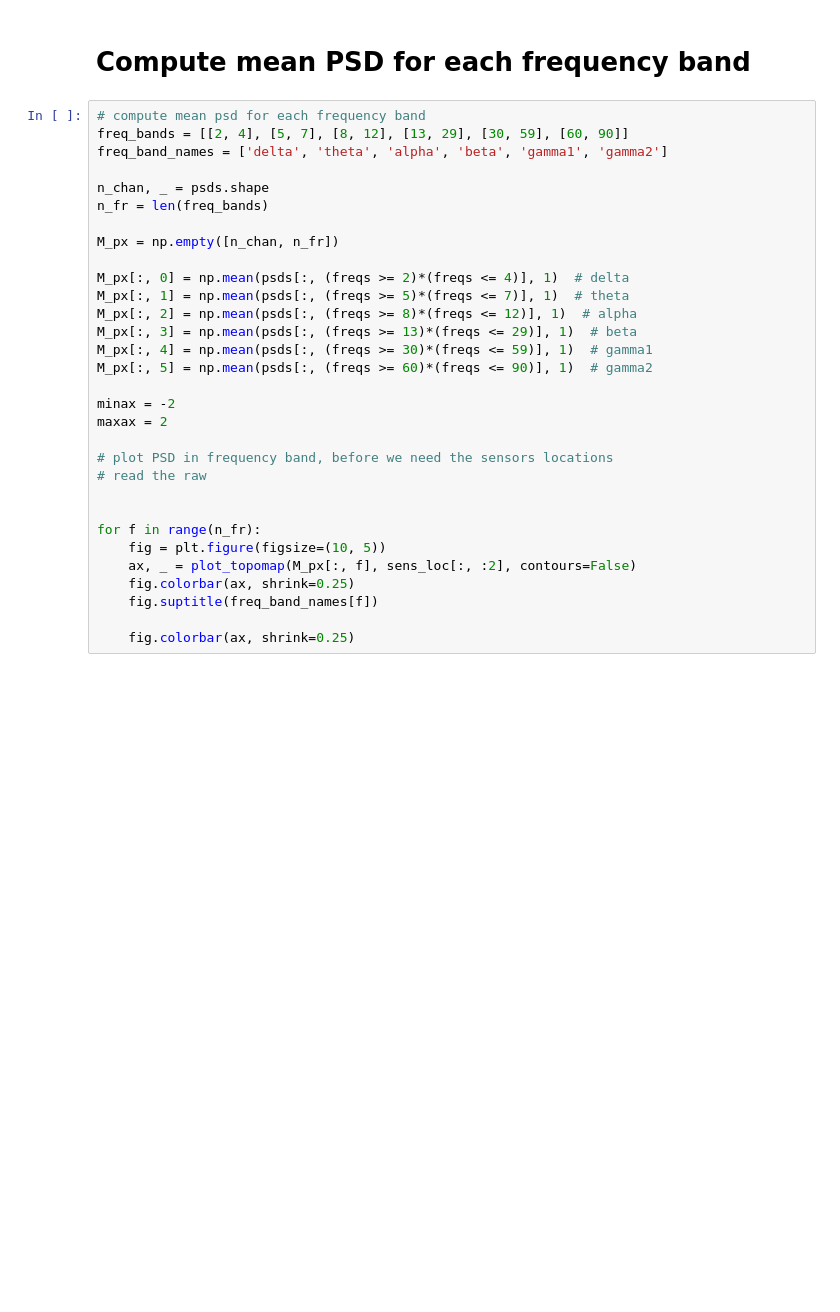
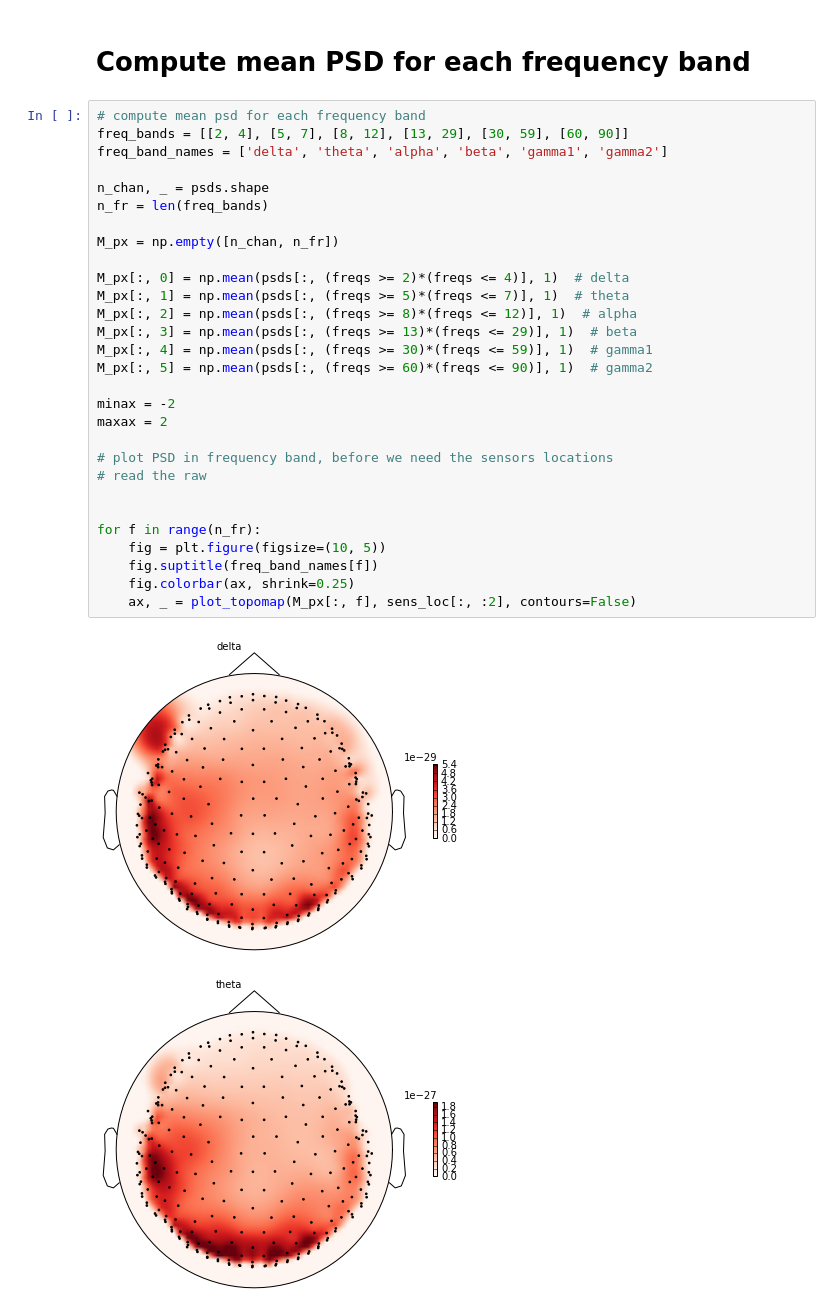
Before and after one commit to davidmeunier79/neuropype_workshop, a Jupyter notebook: source_code/ipynb_plot_psd.ipynb, the cells around one changed output. Cells and saved outputs as stored; diff of their text form; blank space fills up the shorter version.

```diff
--- a/source_code/ipynb_plot_psd.ipynb
+++ b/source_code/ipynb_plot_psd.ipynb
@@ -65,31 +82,32 @@ print(sens_loc.shape)
 # %%
 # compute mean psd for each frequency band
 freq_bands = [[2, 4], [5, 7], [8, 12], [13, 29], [30, 59], [60, 90]]
 freq_band_names = ['delta', 'theta', 'alpha', 'beta', 'gamma1', 'gamma2']
 
 n_chan, _ = psds.shape
 n_fr = len(freq_bands)
 
 M_px = np.empty([n_chan, n_fr])
 
 M_px[:, 0] = np.mean(psds[:, (freqs >= 2)*(freqs <= 4)], 1)  # delta
 M_px[:, 1] = np.mean(psds[:, (freqs >= 5)*(freqs <= 7)], 1)  # theta
 M_px[:, 2] = np.mean(psds[:, (freqs >= 8)*(freqs <= 12)], 1)  # alpha
 M_px[:, 3] = np.mean(psds[:, (freqs >= 13)*(freqs <= 29)], 1)  # beta
 M_px[:, 4] = np.mean(psds[:, (freqs >= 30)*(freqs <= 59)], 1)  # gamma1
 M_px[:, 5] = np.mean(psds[:, (freqs >= 60)*(freqs <= 90)], 1)  # gamma2
 
 minax = -2
 maxax = 2
 
 # plot PSD in frequency band, before we need the sensors locations
 # read the raw
 
 
 for f in range(n_fr):
     fig = plt.figure(figsize=(10, 5))
+    fig.suptitle(freq_band_names[f])
+    fig.colorbar(ax, shrink=0.25)
     ax, _ = plot_topomap(M_px[:, f], sens_loc[:, :2], contours=False)
-    fig.colorbar(ax, shrink=0.25)
-    fig.suptitle(freq_band_names[f])
-
-    fig.colorbar(ax, shrink=0.25)
+# %% [output]
+[figure, added]
+[figure, added]
```
Also changed, not shown: parts of 4 cells of this notebook.
